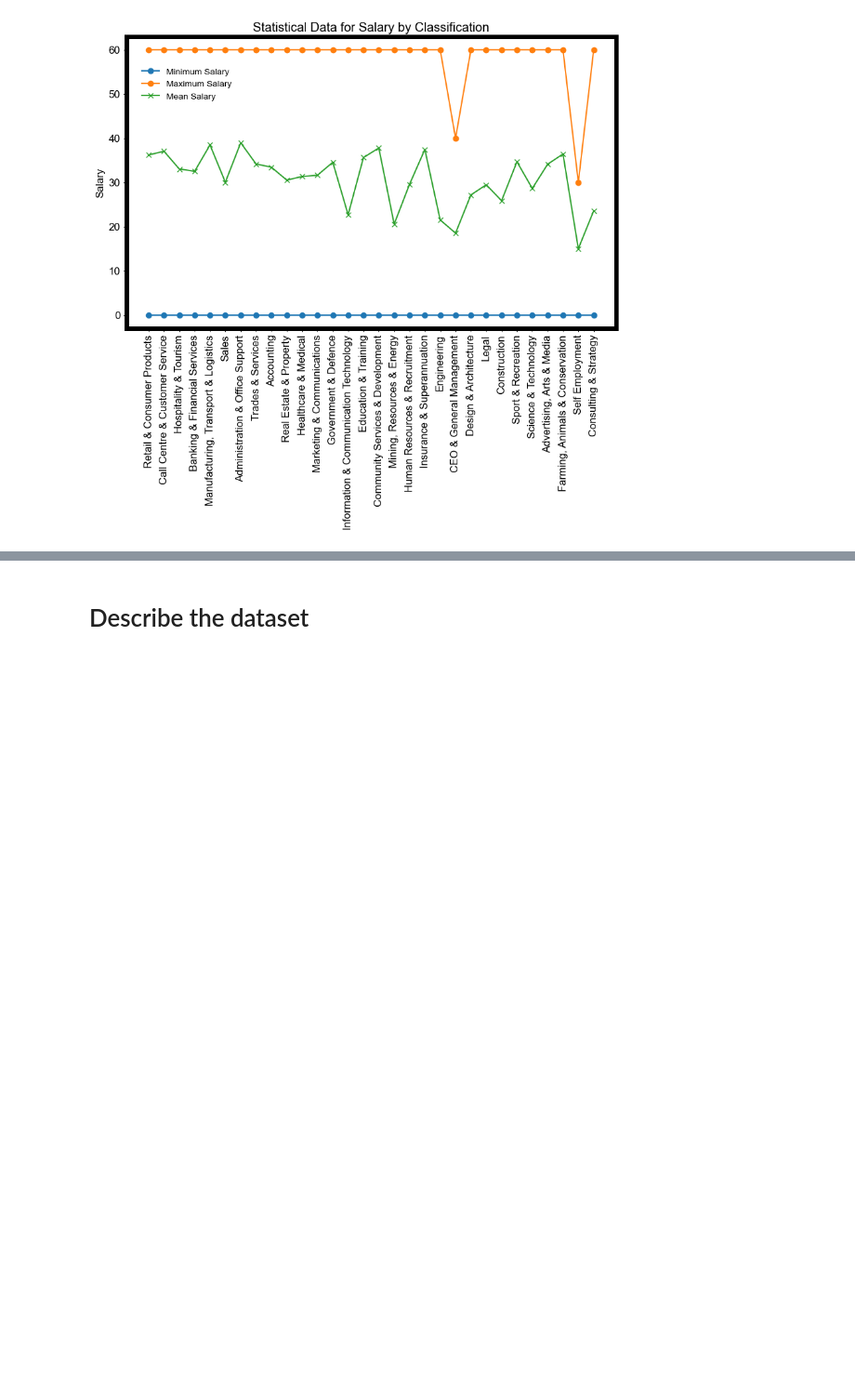
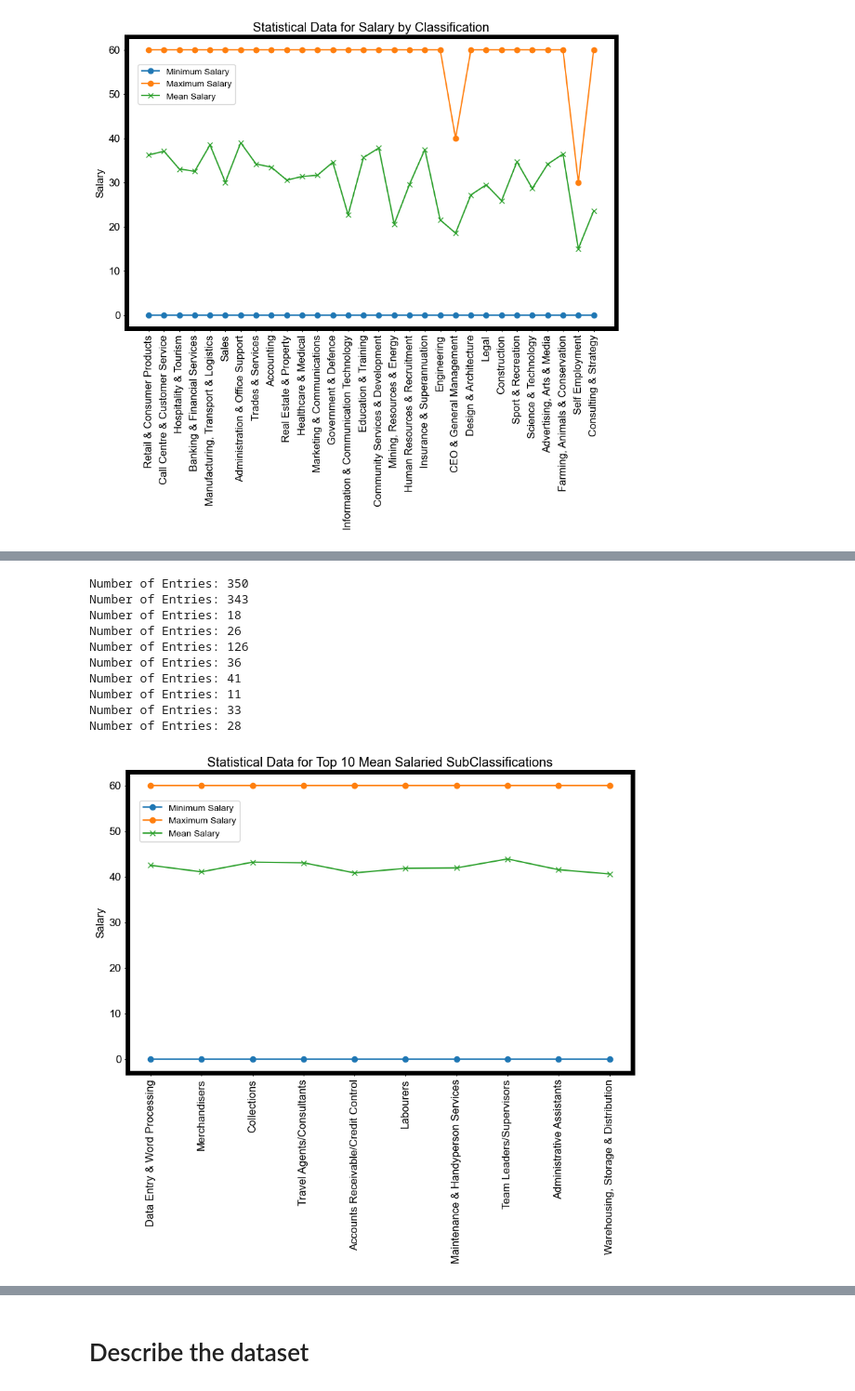
Before and after one commit to ToddNCooper/DataAnalyticsAssignment, a Jupyter notebook: rough_start.ipynb, the cells around one changed output, grey strips where cells are left out. Shown at 93% size. Cells and saved outputs as stored; diff of their text form; code cells hidden in the pictures; blank space fills up the shorter version.

Commit message:
men salary visualisation updated

```diff
--- a/rough_start.ipynb
+++ b/rough_start.ipynb
@@ -524,0 +484,74 @@ plt.show()
+# %%
+# Calculate the number of entries for each subclassification
+subclass_entry_counts = df['SubClassification'].value_counts()
+
+# Filter the subclassifications with at least 10 entries
+valid_subclassifications = subclass_entry_counts[subclass_entry_counts >= 10].index
+
+# Calculate the mean salary for each valid subclassification
+subclass_mean_salaries = df[df['SubClassification'].isin(valid_subclassifications)].groupby('SubClassification')['Salary'].mean()
+
+# Sort the mean salaries in descending order and select the top 10
+top_10_subclassifications = subclass_mean_salaries.nlargest(10).sort_values(ascending=False)
+
+# # Filter the dataframe to include only the top 10 subclassifications
+subset_df = df[df['SubClassification'].isin(top_10_subclassifications.index)]
+
+# Create empty lists to store the statistical values
+classification = []
+min_salaries = []
+max_salaries = []
+mean_salaries = []
+
+# Iterate over each subclassification
+for subclassification in subset_df['SubClassification'].unique():
+    # Filter the dataframe for the current subclassification
+    subset = subset_df[subset_df['SubClassification'] == subclassification]
+    print("Number of Entries:", len(subset))
+
+    # Calculate statistical data for the salary column
+    salary_stats = subset['Salary'].describe()
+    lowest_salary_stats = subset['LowestSalary'].describe()
+    highest_salary_stats = subset['HighestSalary'].describe()
+
+    # Extract the statistical values
+    salary_range = [lowest_salary_stats['min'], highest_salary_stats['max']]
+    salary_mean = salary_stats['mean']
+
+    # Store the statistical values in the lists
+    classification.append(subclassification)
+    min_salaries.append(salary_range[0])
+    max_salaries.append(salary_range[1])
+    mean_salaries.append(salary_mean)
+
+# Reverse the order of the lists
+classification = classification[::-1]
+min_salaries = min_salaries[::-1]
+max_salaries = max_salaries[::-1]
+mean_salaries = mean_salaries[::-1]
+
+# Plot the graph
+plt.figure(figsize=(10, 6))
+plt.plot(classification, min_salaries, marker='o', label='Minimum Salary')
+plt.plot(classification, max_salaries, marker='o', label='Maximum Salary')
+plt.plot(classification, mean_salaries, marker='x', label='Mean Salary')
+plt.ylabel('Salary')
+plt.title('Statistical Data for Top 10 Mean Salaried SubClassifications')
+plt.legend()
+#shift the legend down a bit
+plt.legend(bbox_to_anchor=(0.015, 0.92), loc='upper left', frameon=True)
+plt.xticks(rotation=90)
+plt.show()
+subset_df.head(50)
+# %% [output]
+Number of Entries: 350
+Number of Entries: 343
+Number of Entries: 18
+Number of Entries: 26
+Number of Entries: 126
+Number of Entries: 36
+Number of Entries: 41
+Number of Entries: 11
+Number of Entries: 33
+Number of Entries: 28
+[figure, added]
```
Also changed, not shown: parts of 3 cells of this notebook.
